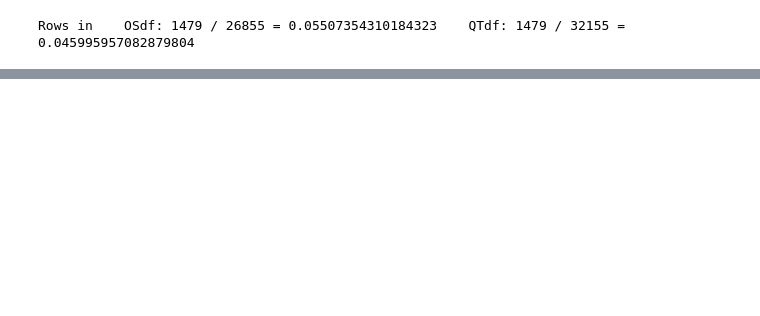
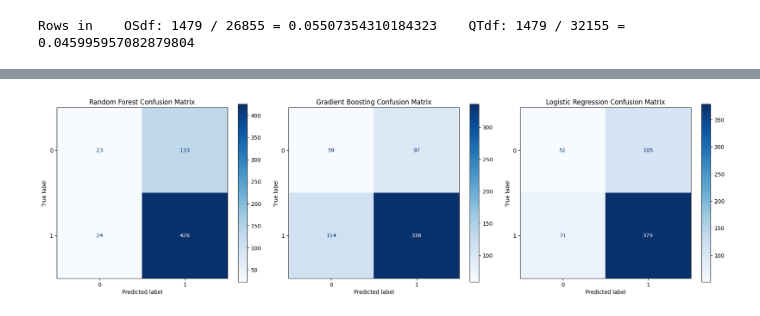
Before and after one commit to josedgm/JITkau, a Jupyter notebook: main.ipynb, the cells around one changed output, grey strips where cells are left out. Drawn from its saved outputs; the diff is of its cells as text; code cells hidden in the pictures; blank space fills up the shorter version.

Commit message:
Correct classifier Y, more metrics, Confusion matrix, ROC curve

```diff
--- a/main.ipynb
+++ b/main.ipynb
@@ -28,8 +43,9 @@ Rows in    OSdf: 1479 / 26855 = 0.05507354310184323    QTdf: 1479 / 32155 = 0.04
 # %%
 # I will use QT df for mainly training and evaluate the model completely with OS DF
 
-X = df_qt.drop('bugcount', axis=1)
-y = df_qt['bugcount']
+input_df = df_qt[df_qt["bugcount"]>=0]
+X = input_df.drop('bugcount', axis=1).drop('commit_id', axis=1) #drop all rows without bugcount (Those will be useless for training)
+y = (input_df['bugcount'] >= 1).astype(int)
 
 # Split data
 X_train, X_test, y_train, y_test = train_test_split(
@@ -37,0 +62,40 @@ X_train, X_test, y_train, y_test = train_test_split(
+# %%
+# Training and evaluation
+
+results = {}
+
+for idx, (name, clf) in enumerate(classifiers.items()):
+
+    # Create pipeline
+    pipeline = Pipeline([
+        ('classifier', clf)
+    ])
+
+    # Train model
+    pipeline.fit(X_train, y_train)
+
+    # Predictions
+    y_pred = pipeline.predict(X_test)
+    y_proba = pipeline.predict_proba(X_test)[:, 1]
+
+    # Store results
+    results[name] = {
+        'accuracy': accuracy_score(y_test, y_pred),
+        'precision' : precision_score(y_test, y_pred, zero_division=0),
+        'recall' : recall_score(y_test, y_pred, zero_division=0),
+        'model': pipeline,
+        'f1': f1_score(y_test, y_pred),
+        'probas': y_proba
+    }
+# %%
+fig, ax = plt.subplots(1, 3, figsize=(18, 5))
+
+for idx, (name, res) in enumerate(results.items()):
+  # Plot confusion matrix
+  ConfusionMatrixDisplay.from_estimator(res['model'], X_test, y_test,  ax=ax[idx], cmap='Blues')
+  ax[idx].set_title(f'{name} Confusion Matrix')
+
+plt.tight_layout()
+plt.show()
+# %% [output]
+[figure, added]
```
Also changed, not shown: parts of 5 cells of this notebook.
